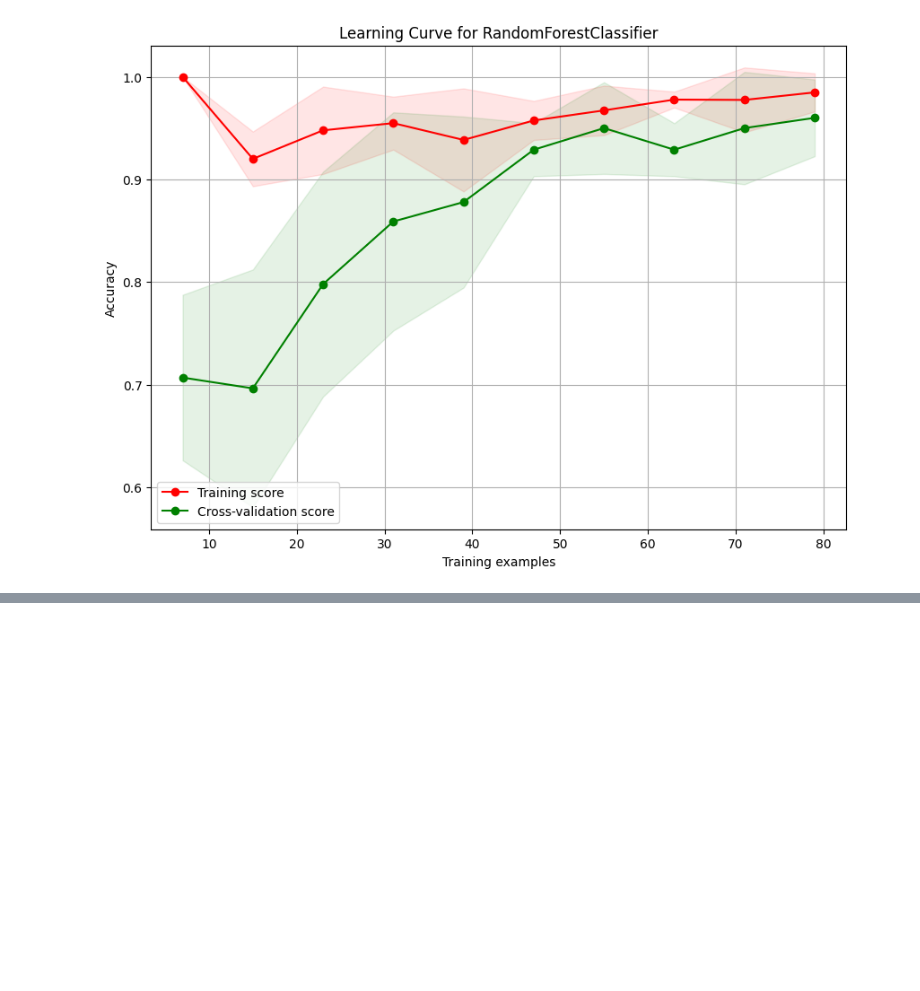
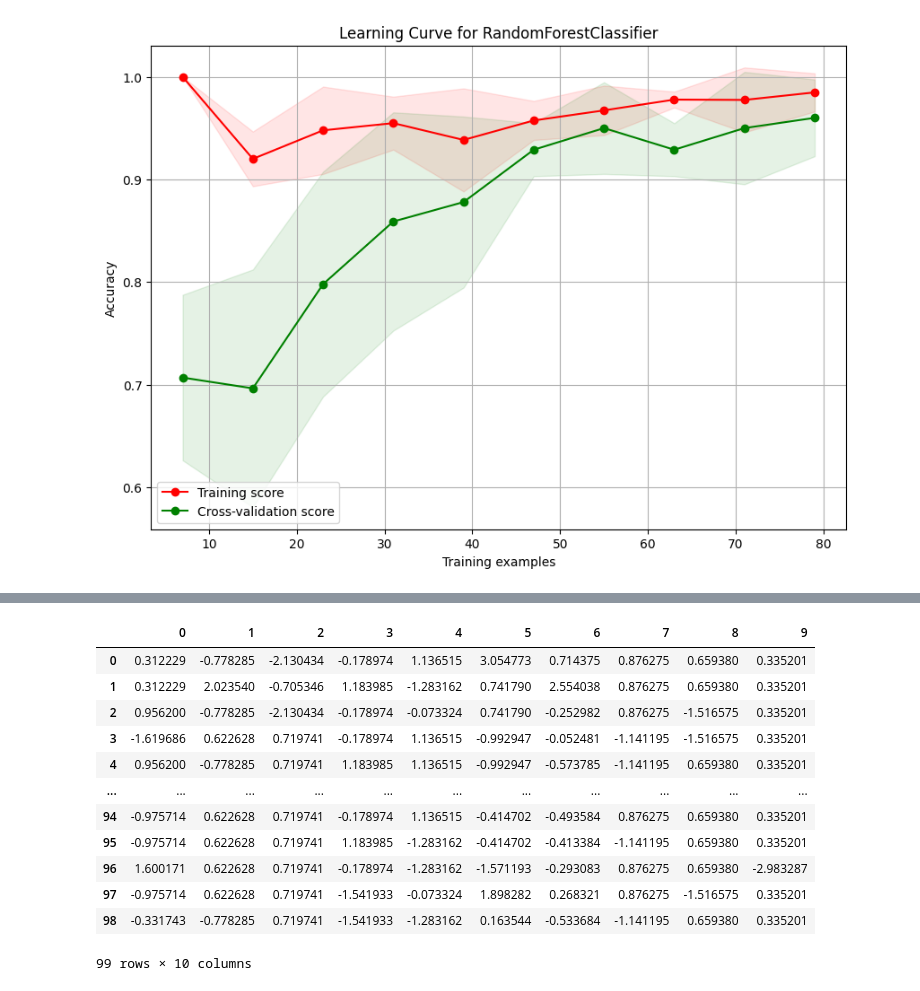
Before and after one commit to adpakw/DS_knowledge_base, a Jupyter notebook: Projects/StudentPerfomances/StudentPerformances.ipynb, the cells around one changed output, grey strips where cells are left out. Drawn from its saved outputs; the diff is of its cells as text; code cells hidden in the pictures; blank space fills up the shorter version.

```diff
--- a/Projects/StudentPerfomances/StudentPerformances.ipynb
+++ b/Projects/StudentPerfomances/StudentPerformances.ipynb
@@ -600,3 +606,19 @@ plt.show()
+# %%
+df_clustering
+# %% [output]
+|  | 0 | 1 | 2 | 3 | 4 | 5 | 6 | 7 | 8 | 9 |
+| 0 | 0.312229 | -0.778285 | -2.130434 | -0.178974 | 1.136515 | 3.054773 | 0.714375 | 0.876275 | 0.659380 | 0.335201 |
+| 1 | 0.312229 | 2.023540 | -0.705346 | 1.183985 | -1.283162 | 0.741790 | 2.554038 | 0.876275 | 0.659380 | 0.335201 |
+| 2 | 0.956200 | -0.778285 | -2.130434 | -0.178974 | -0.073324 | 0.741790 | -0.252982 | 0.876275 | -1.516575 | 0.335201 |
+| 3 | -1.619686 | 0.622628 | 0.719741 | -0.178974 | 1.136515 | -0.992947 | -0.052481 | -1.141195 | -1.516575 | 0.335201 |
+| 4 | 0.956200 | -0.778285 | 0.719741 | 1.183985 | 1.136515 | -0.992947 | -0.573785 | -1.141195 | 0.659380 | 0.335201 |
+| ... | ... | ... | ... | ... | ... | ... | ... | ... | ... | ... |
+| 94 | -0.975714 | 0.622628 | 0.719741 | -0.178974 | 1.136515 | -0.414702 | -0.493584 | 0.876275 | 0.659380 | 0.335201 |
+| 95 | -0.975714 | 0.622628 | 0.719741 | 1.183985 | -1.283162 | -0.414702 | -0.413384 | -1.141195 | 0.659380 | 0.335201 |
+| 96 | 1.600171 | 0.622628 | 0.719741 | -0.178974 | -1.283162 | -1.571193 | -0.293083 | 0.876275 | 0.659380 | -2.983287 |
+| 97 | -0.975714 | 0.622628 | 0.719741 | -1.541933 | -0.073324 | 1.898282 | 0.268321 | 0.876275 | -1.516575 | 0.335201 |
+| 98 | -0.331743 | -0.778285 | 0.719741 | -1.541933 | -1.283162 | 0.163544 | -0.533684 | -1.141195 | 0.659380 | 0.335201 |
+99 rows × 10 columns
 # %%
 # Дендрограмма для иерархической кластеризации
 linked = linkage(df_clustering, 'ward')
```
Also changed, not shown: parts of 8 cells of this notebook.
